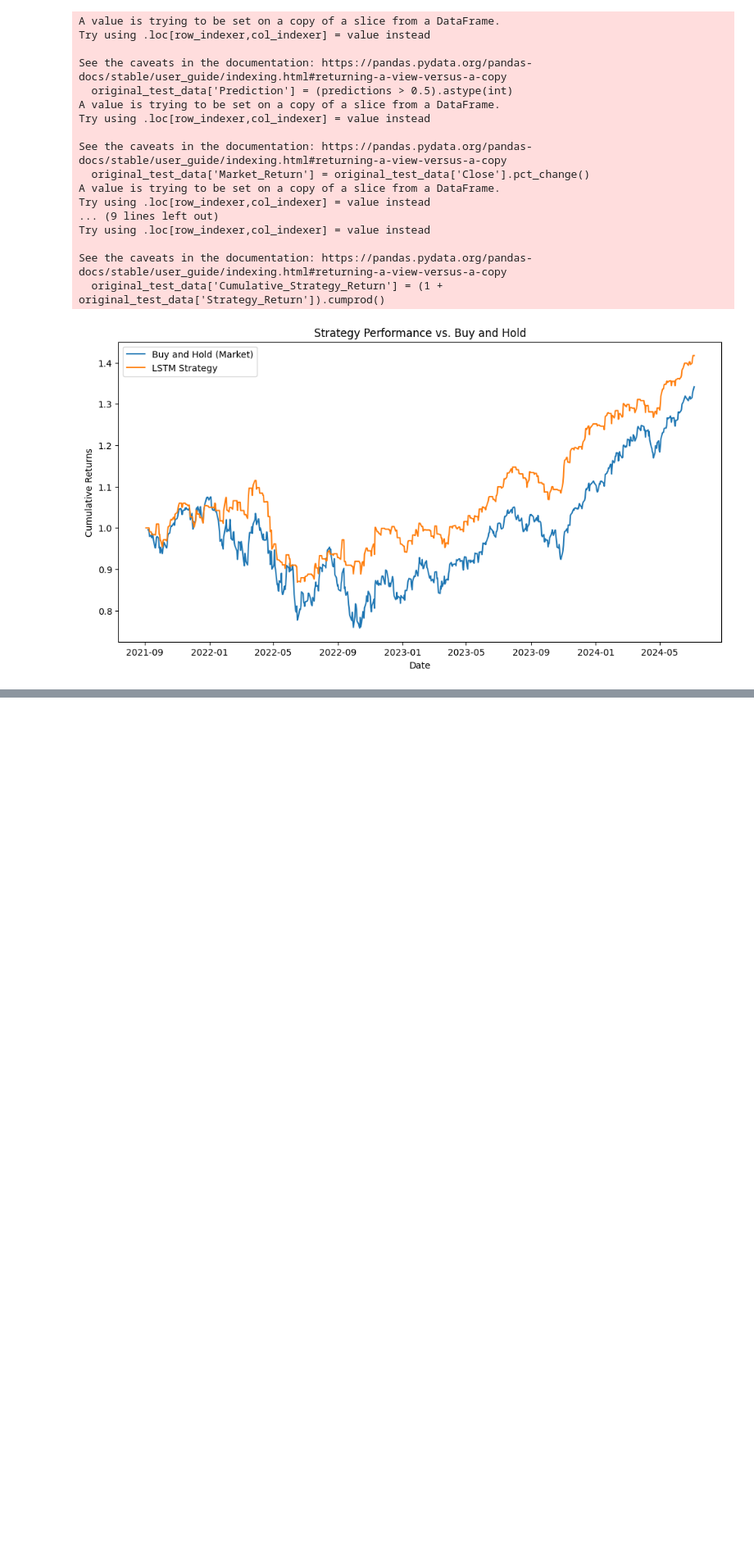
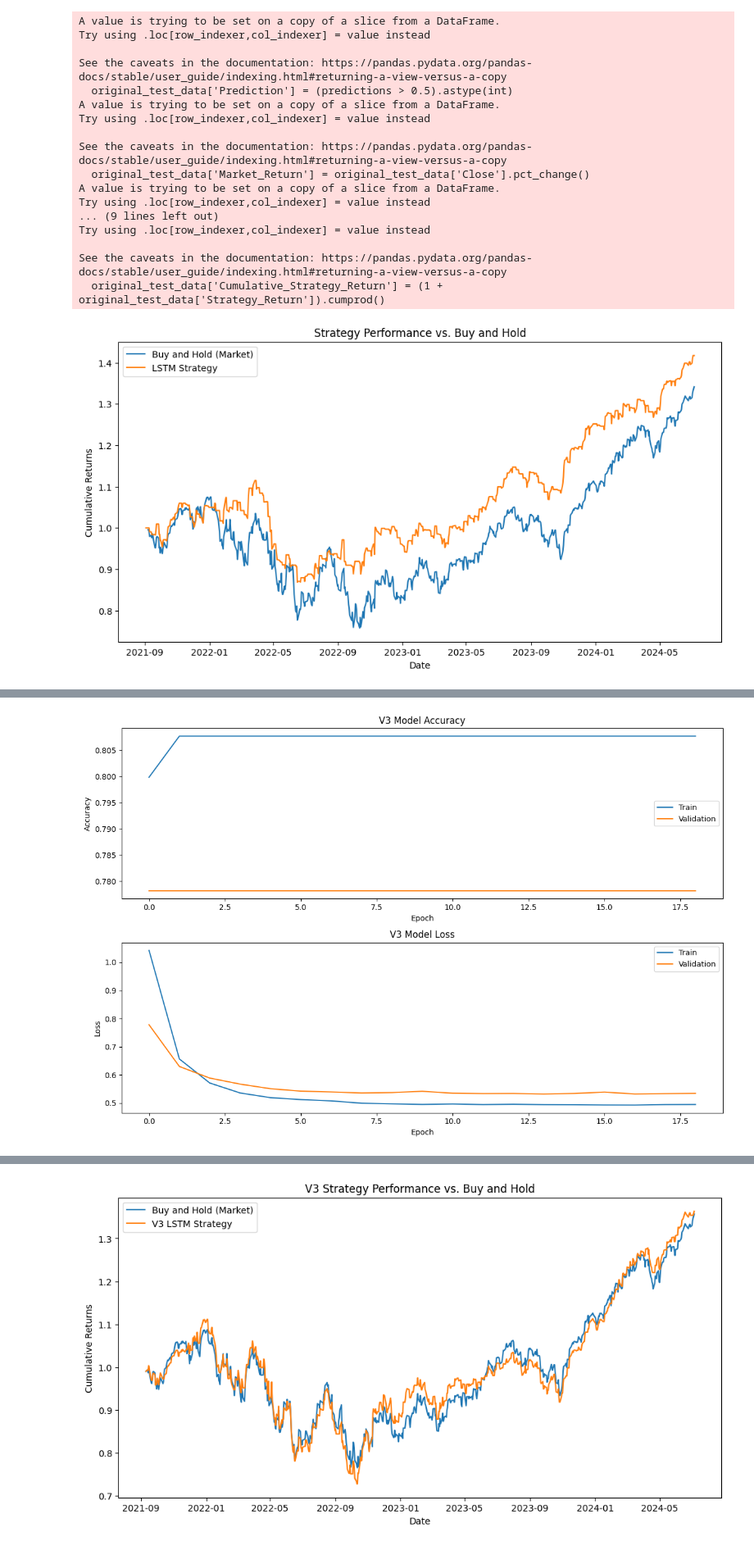
Before and after one commit to ccastano1997/Volatility-Based-Trading-Signal-Generation-using-LSTM-Networks, a Jupyter notebook: Volatility_Based_Trading_Signal_Generation_using_LSTM_Networks.ipynb, the cells around one changed output, grey strips where cells are left out. Shown: that part at 82% size. Cells and saved outputs as stored; diff of their text form; code cells hidden in the pictures; blank space fills up the shorter version.

```diff
--- a/Volatility_Based_Trading_Signal_Generation_using_LSTM_Networks.ipynb
+++ b/Volatility_Based_Trading_Signal_Generation_using_LSTM_Networks.ipynb
@@ -270,0 +552,58 @@ See the caveats in the documentation: https://pandas.pydata.org/pandas-docs/stab
+# %%
+import matplotlib.pyplot as plt
+import numpy as np
+
+# --- 1. Visualize V3 Training History ---
+fig, (ax1, ax2) = plt.subplots(2, 1, figsize=(12, 8))
+
+# Plot V3 accuracy
+ax1.plot(history_v3.history['accuracy'], label='Train')
+ax1.plot(history_v3.history['val_accuracy'], label='Validation')
+ax1.set_title('V3 Model Accuracy')
+ax1.set_ylabel('Accuracy')
+ax1.set_xlabel('Epoch')
+ax1.legend()
+
+# Plot V3 loss
+ax2.plot(history_v3.history['loss'], label='Train')
+ax2.plot(history_v3.history['val_loss'], label='Validation')
+ax2.set_title('V3 Model Loss')
+ax2.set_ylabel('Loss')
+ax2.set_xlabel('Epoch')
+ax2.legend()
+
+plt.tight_layout()
+plt.show()
+
+
+# --- 2. Backtest the V3 Strategy ---
+# Create a fresh copy of the test data for this backtest
+backtest_df_v3 = original_test_data_v2.copy()
+
+# Get V3 model's predictions
+predictions_v3 = model_v3.predict(X_test)
+backtest_df_v3['Prediction'] = (predictions_v3 > 0.5).astype(int)
+
+# Calculate returns
+backtest_df_v3['Market_Return'] = backtest_df_v3['Close'].pct_change()
+backtest_df_v3['Strategy_Return'] = np.where(
+    backtest_df_v3['Prediction'] == backtest_df_v3['Target'],
+    backtest_df_v3['Market_Return'],
+    0
+)
+
+# Calculate cumulative returns
+backtest_df_v3['Cumulative_Market_Return'] = (1 + backtest_df_v3['Market_Return']).cumprod()
+backtest_df_v3['Cumulative_Strategy_Return'] = (1 + backtest_df_v3['Strategy_Return']).cumprod()
+
+# Plot the V3 equity curve
+plt.figure(figsize=(12, 6))
+plt.plot(backtest_df_v3['Cumulative_Market_Return'], label='Buy and Hold (Market)')
+plt.plot(backtest_df_v3['Cumulative_Strategy_Return'], label='V3 LSTM Strategy')
+plt.title('V3 Strategy Performance vs. Buy and Hold')
+plt.ylabel('Cumulative Returns')
+plt.xlabel('Date')
+plt.legend()
+plt.show()
+# %% [output]
+[figure, added]
@@ -270,0 +611 @@ See the caveats in the documentation: https://pandas.pydata.org/pandas-docs/stab
+[figure, added]
```
Also changed, not shown: parts of 7 cells of this notebook.
